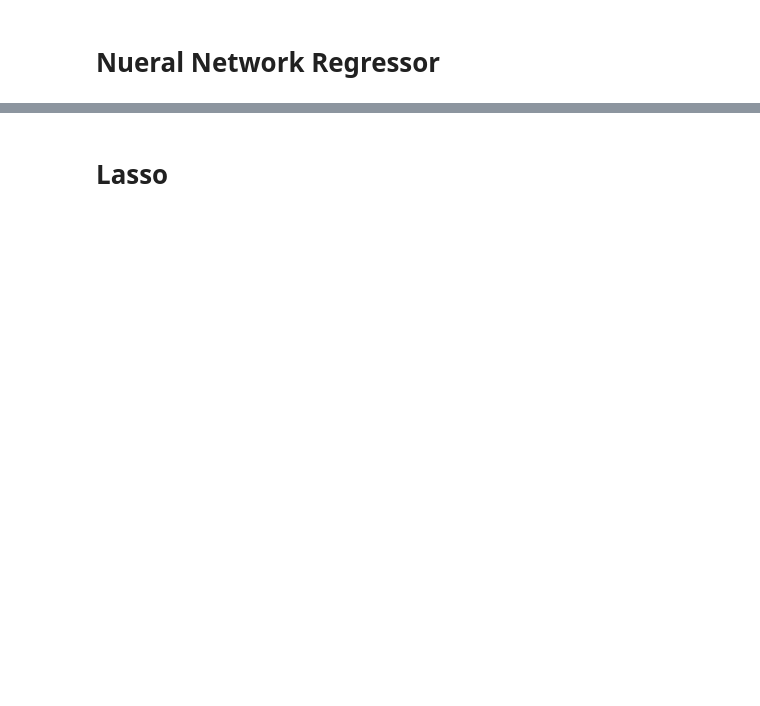
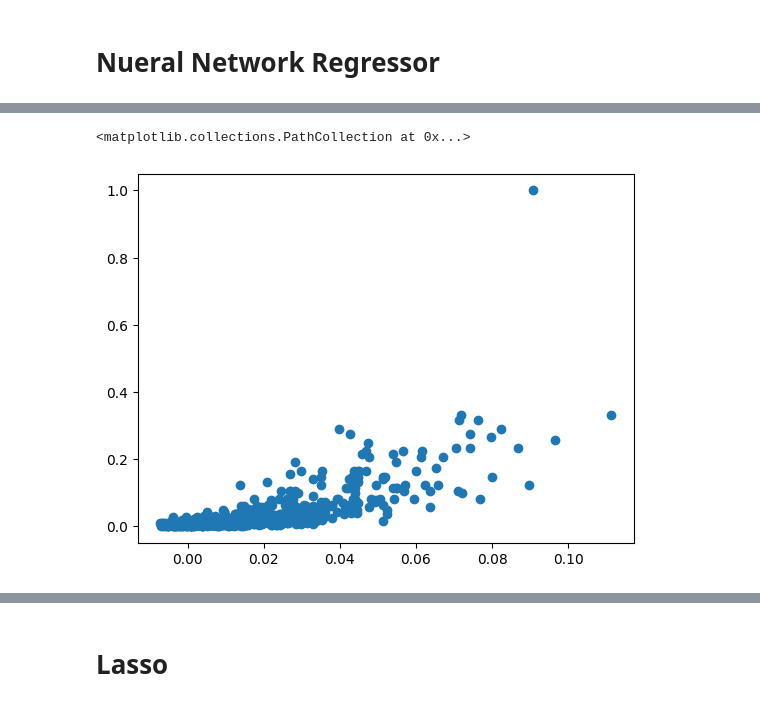
Before and after one commit to TrishankV/House_Rent_Predictor, a Jupyter notebook: Rent_Predictor.ipynb, the cells around one changed output, grey strips where cells are left out. Cells and saved outputs as stored; diff of their text form; code cells hidden in the pictures; blank space fills up the shorter version.

```diff
--- a/Rent_Predictor.ipynb
+++ b/Rent_Predictor.ipynb
@@ -352 +354,20 @@ def print_metrics(x,y):
+# %%
+param_grid = {
+    'fit_intercept': [True, False]
+    # 'normalize': [True, False]
+}
+# %%
+lr = LinearRegression()
+grid_search = GridSearchCV(estimator=lr, param_grid=param_grid, scoring='neg_mean_squared_error', cv=5)
+# lr.fit(X_train , y_train)
+grid_search.fit(X_train, y_train)
+
+# Get the best hyperparameters
+best_params = grid_search.best_params_
+
+# Get the best model
+best_model = grid_search.best_estimator_
+
+# Evaluate the best model on the test set
+test_score = best_model.score(X_test, y_test)
 # %%
@@ -368,9 +392,9 @@ R-squared (R^2): 0.19184210529726498
 # y_test= y_test.values.reshape(-1,1)
 
 
-sc_X = StandardScaler()
-sc_y = StandardScaler()
+sc_X = MinMaxScaler()
+sc_y = MinMaxScaler()
 scaled_X_train = sc_X.fit_transform(X_train)
 scaled_X_test = sc_X.fit_transform(X_test)
-scaled_y_train = sc_X.fit_transform(y_train.values.reshape(-1,1))
+scaled_y_train = sc_y.fit_transform(y_train.values.reshape(-1,1))
 scaled_y_test = sc_y.fit_transform(y_test.values.reshape(-1,1))
@@ -412,11 +493,13 @@ R-squared (R^2): -0.016077234564163323
 # %% [markdown]
 # Nueral Network Regressor
 # %%
-model = keras.Sequential([
-    keras.layers.Dense(128, activation='relu', input_shape=(scaled_X_train.shape[1],)),
-    keras.layers.Dense(64, activation='relu'),
-    keras.layers.Dense(1)
-])
+model = keras.Sequential()
+model.add(LSTM(128, return_sequences=True,
+               input_shape= (scaled_X_train.shape[1], 1)))
+model.add(LSTM(64, return_sequences=False))
+model.add(Dense(32))
+model.add(Dense(1))
+model.summary()
 model.compile(optimizer='adam', loss='mean_squared_error')
-history = model.fit(scaled_X_train,scaled_y_train, epochs=500, batch_size=64, validation_split=0.2)
+history = model.fit(scaled_X_train,scaled_y_train, epochs=21, batch_size=64, validation_split=0.2 )
 # %% [output]
@@ -444,3 +549,9 @@ y_pred_4 = model.predict(scaled_X_test)
+# %%
+import matplotlib.pyplot as mtp
+mtp.scatter(y_pred_4 , scaled_y_test)
+# %% [output]
+<matplotlib.collections.PathCollection at 0x...>
+[figure, added]
 # %%
 nn_mae , nn_mse ,nn_rmse ,nn_r2 = print_metrics(scaled_y_test , y_pred_4)
 # %% [output]
```
Also changed, not shown: parts of 55 cells of this notebook, 1 other file.
